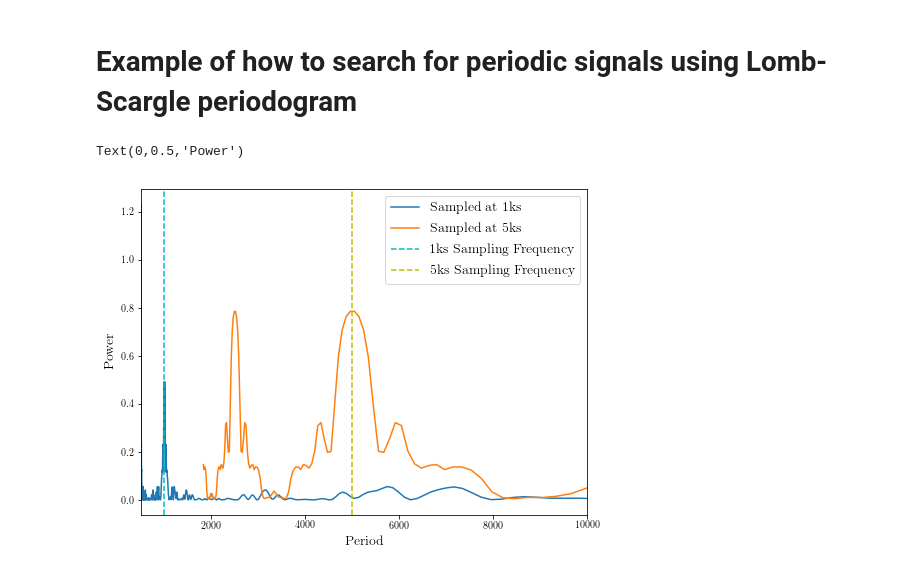
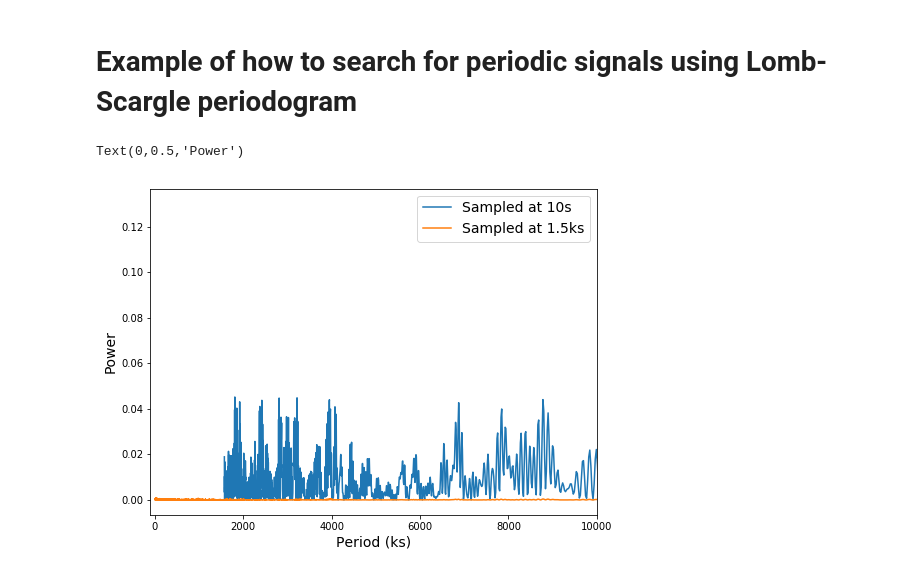
Before and after one commit to kcdage/fits_lightcurves, a Jupyter notebook: noise_notebook.ipynb, the cells around one changed output. Cells and saved outputs as stored; diff of their text form; code cells hidden in the pictures.

Commit message:
updated example and added background example

```diff
--- a/noise_notebook.ipynb
+++ b/noise_notebook.ipynb
@@ -16,3 +13,15 @@ lc_319_1ks = fits.open('1399_319_C_sub_lc_1ks.fits')[1].data
+# %%
+cx_obs1_10s = fits.open('cxou88_sub_lc_10s_newfil.fits')[1].data
+cx_obs2_10s = fits.open('cxou89_sub_lc_10s_newfil.fits')[1].data
+
+cx_obs1_10s_bg = fits.open('cxou88_bkg_lc_10s_newfil.fits')[1].data
+cx_obs2_10s_bg = fits.open('cxou89_bkg_lc_10s_newfil.fits')[1].data
+
+cx_obs1_1ks = fits.open('cxou88_sub_lc_1.5ks_newfil.fits')[1].data
+cx_obs2_1ks = fits.open('cxou89_sub_lc_1.5ks_newfil.fits')[1].data
+
+cx_obs1_1ks_bg = fits.open('cxou88_bkg_lc_1.5ks_newfil.fits')[1].data
+cx_obs2_1ks_bg = fits.open('cxou89_sub_lc_1.5ks_newfil.fits')[1].data
 # %%
 
 plt.figure(figsize=(8,4))
@@ -35,23 +61,42 @@ plt.tick_params(axis='both', which='both',direction='in',right='on',top='on')
 # %% [markdown]
 # Example of how to search for periodic signals using Lomb-Scargle periodogram
+# %%
+##combine signal arrays from two observations
+Time_10s=np.concatenate((cx_obs1_10s['TIME'],cx_obs2_10s['TIME']))
+Time_1ks=np.concatenate((cx_obs1_1ks['TIME'],cx_obs2_1ks['TIME']))
+
+Rate_10s=np.concatenate((cx_obs1_10s['NET_RATE'],cx_obs2_10s['NET_RATE']))
+Rate_1ks=np.concatenate((cx_obs1_1ks['NET_RATE'],cx_obs2_1ks['NET_RATE']))
+
+##combine background
+Time_10s_bg=np.concatenate((cx_obs1_10s_bg['TIME'],cx_obs2_10s_bg['TIME']))
+Time_1ks_bg=np.concatenate((cx_obs1_1ks_bg['TIME'],cx_obs2_1ks_bg['TIME']))
+
+Rate_10s_bg=np.concatenate((cx_obs1_10s_bg['COUNT_RATE'],cx_obs2_10s_bg['COUNT_RATE']))
+Rate_1ks_bg=np.concatenate((cx_obs1_1ks_bg['COUNT_RATE'],cx_obs2_1ks_bg['COUNT_RATE']))
 # %%
 from astropy.stats import LombScargle
-frequency, power = LombScargle(lc_319_5ks['TIME'], lc_319_5ks['NET_RATE']).autopower()
+frequency, power = LombScargle(Time_10s, Rate_10s).autopower()
 
-frequency2, power2 = LombScargle(lc_319_1ks['TIME'], lc_319_1ks['NET_RATE']).autopower()
+frequency2, power2 = LombScargle(Time_1ks, Rate_1ks).autopower()
+
+
+frequency_bg, power_bg = LombScargle(Time_10s_bg, Rate_10s_bg).autopower()
+
+frequency2_bg, power2_bg = LombScargle(Time_1ks_bg, Rate_1ks_bg).autopower()
 # %%
 plt.figure(figsize=(8,6))
-plt.plot(1.0/frequency2, power2, label='Sampled at 1ks')
+plt.plot(1.0/frequency2, power2, label='Sampled at 10s')
 
 
-plt.plot(1.0/frequency, power, label='Sampled at 5ks')
-plt.axvline(x=1000, color='c', ls='--',  label='1ks Sampling Frequency')
-plt.axvline(x=5000,   color='y', ls='--', label='5ks Sampling Frequency')
+plt.plot(1.0/frequency, power, label='Sampled at 1.5ks')
+#plt.axvline(x=10, color='c', ls='--',  label='10s Sampling Frequency')
+#plt.axvline(x=1500,   color='y', ls='--', label='1.5ks Sampling Frequency')
 
-plt.xlim(500, 10000)
+plt.xlim(-100, 10000)
 plt.legend(loc=1, fontsize=14)
 plt.xlabel('Period (ks)', fontsize=14)
 plt.ylabel('Power', fontsize=14)
 # %% [output]
 Text(0,0.5,'Power')
-[figure, old version]
+[figure, new version]
```
Also changed, not shown: parts of 3 cells of this notebook, 10 other files.
